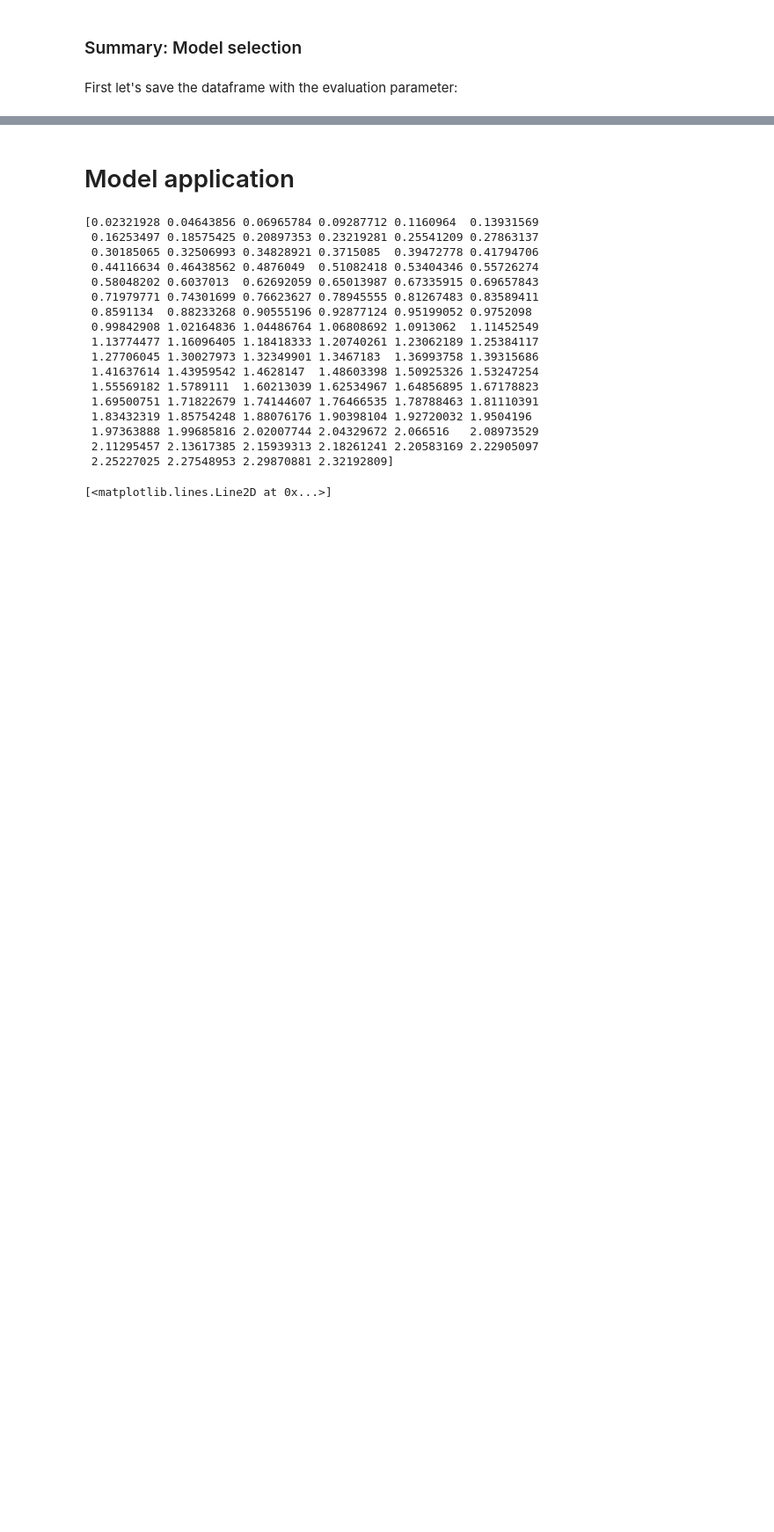
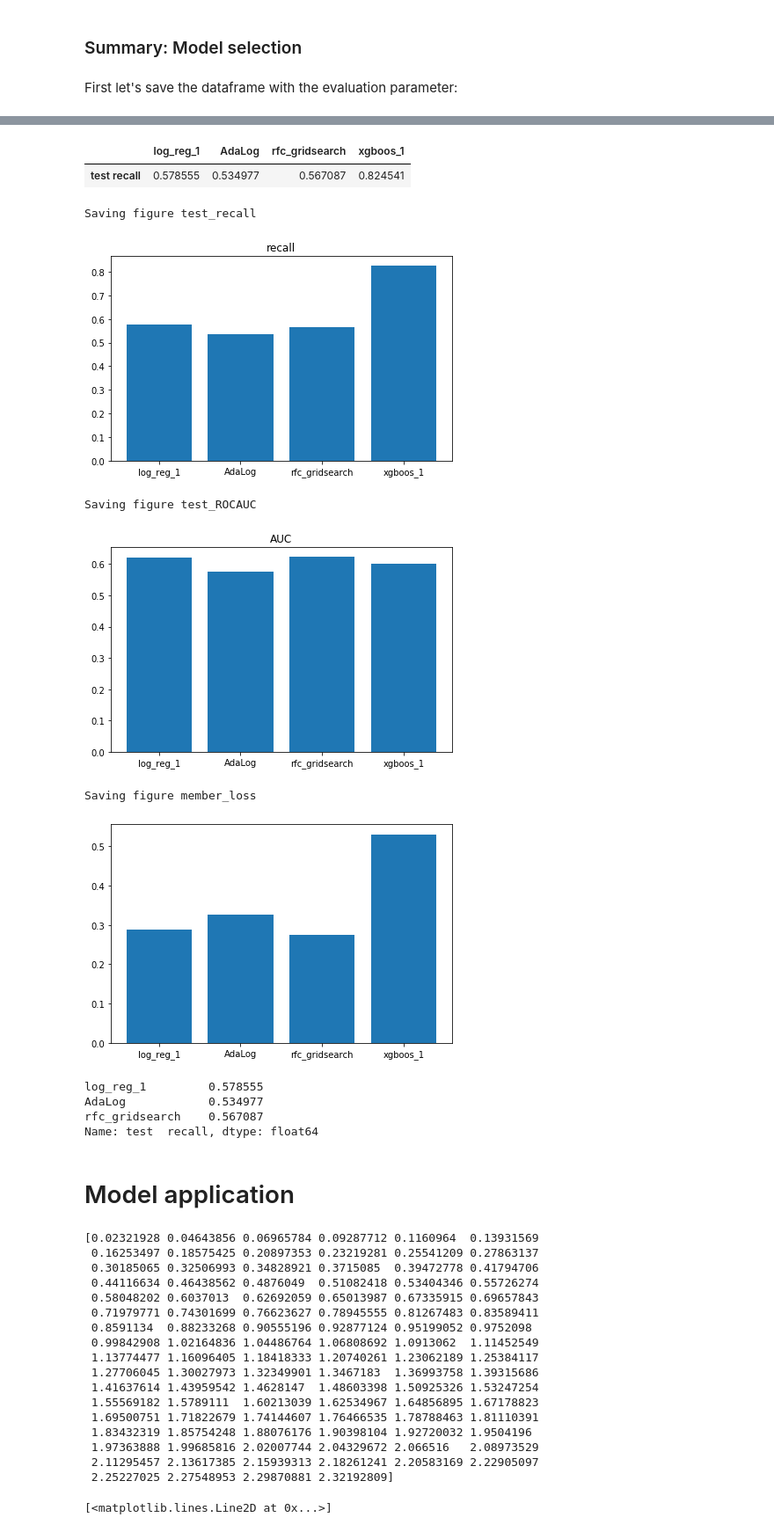
Before and after one commit to torben90/NF_Prj_LendingClub, a Jupyter notebook: LendingClub_Main.ipynb, the cells around one changed output, grey strips where cells are left out. Shown at 88% size. Drawn from its saved outputs; the diff is of its cells as text; code cells hidden in the pictures; blank space fills up the shorter version.

```diff
--- a/LendingClub_Main.ipynb
+++ b/LendingClub_Main.ipynb
@@ -2112 +2109,4 @@ In this table we can see that most of the models do not predict that accurate.
 The best models so far are the Naive Bayes Classifier and chosen by us in this project the XGBoost1. The XGBoost Modell provides a recall, which was defined as our target metric, of 83 %
+# %%
+df_model_comp = pd.read_pickle(DATA_FOLDER + 'model_evaluation_df_backup1.pkl')
+df_model_comp.head()
@@ -2113,3 +2134,39 @@ The best models so far are the Naive Bayes Classifier and chosen by us in this p
+# %%
+df_model_comp[['log_reg_1','AdaLog','rfc_gridsearch','xgboos_1']].loc[['test  recall']]
+# %% [output]
+|  | log_reg_1 | AdaLog | rfc_gridsearch | xgboos_1 |
+| test recall | 0.578555 | 0.534977 | 0.567087 | 0.824541 |
+# %%
+import matplotlib.pyplot as plt
+d_temp = df_model_comp[['log_reg_1','AdaLog','rfc_gridsearch','xgboos_1','rfc_gridsearch']].loc[['test  recall' ,'FP - lost', 'test  ROC-AUC'],:]
+
+
+plt.bar(d_temp.columns, d_temp.loc[['test  recall'],:].squeeze())
+plt.title('recall')
+save_fig('model_select', 'test_recall', tight_layout=True,dpi=600)
+plt.show()
+plt.title('AUC')
+plt.bar(d_temp.columns, d_temp.loc[['test  ROC-AUC'],:].squeeze())
+#plt.plot([],[])
+save_fig('model_select', 'test_ROCAUC', tight_layout=True,dpi=600)
+plt.show()
+
+plt.bar(d_temp.columns, d_temp.loc[['FP - lost'],:].squeeze()/11606)
+save_fig('model_select', 'member_loss', tight_layout=True,dpi=600)
+# %% [output]
+Saving figure test_recall
+[figure, added]
+Saving figure test_ROCAUC
+[figure, added]
+Saving figure member_loss
+[figure, added]
+# %%
+d_temp.loc[['test  recall'],:].squeeze()
+# %% [output]
+log_reg_1         0.578555
+AdaLog            0.534977
+rfc_gridsearch    0.567087
+Name: test  recall, dtype: float64
 # %% [markdown]
 # Model application
 # %%
```
Also changed, not shown: parts of 24 cells of this notebook.
